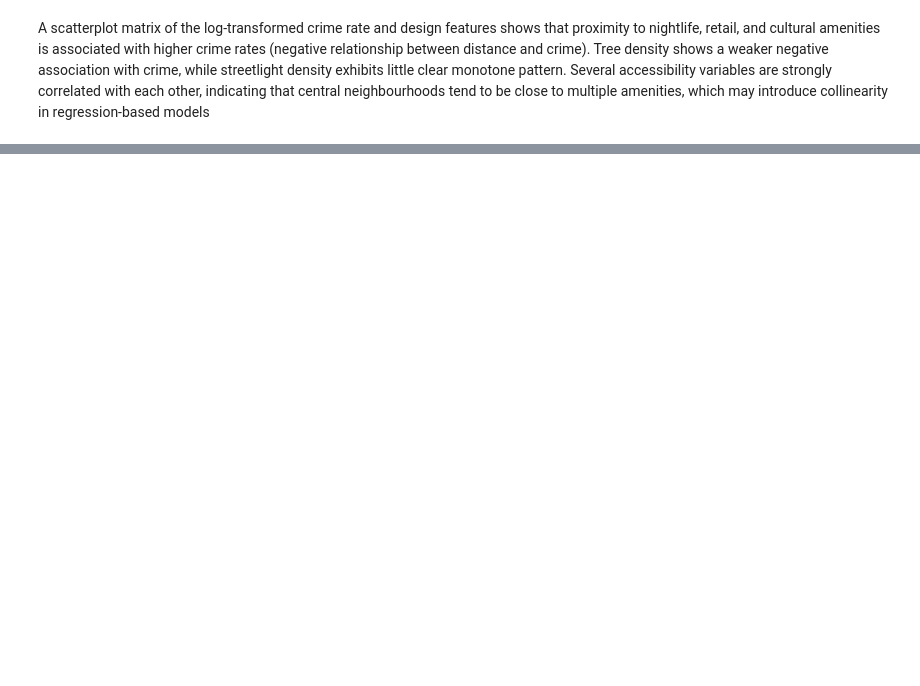
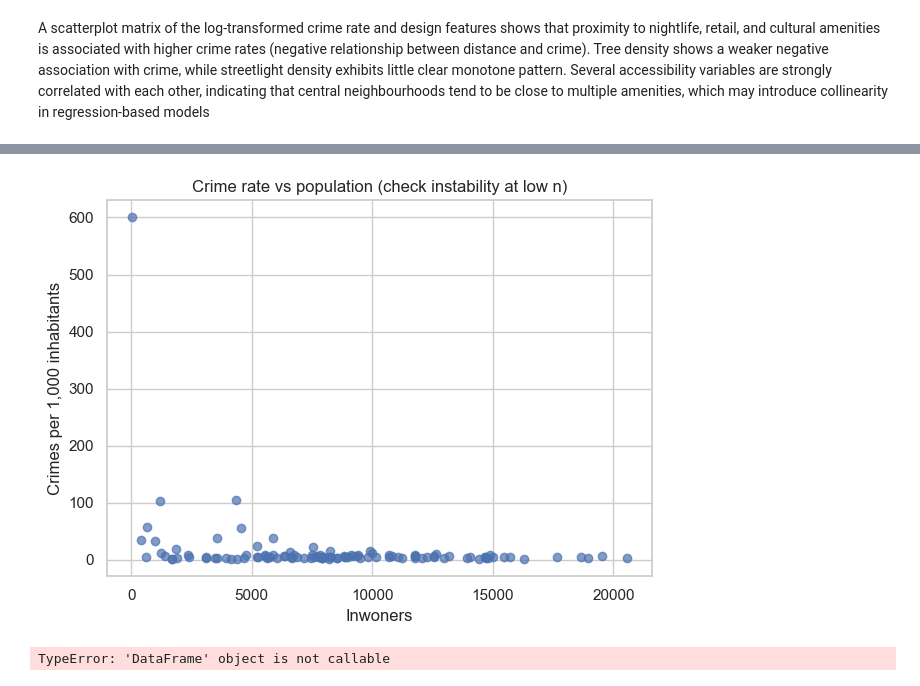
Before and after one commit to YoranB/Spatial-data-science, a Jupyter notebook: Creating final data table.ipynb, the cells around one changed output, grey strips where cells are left out. Cells and saved outputs as stored; diff of their text form; code cells hidden in the pictures; blank space fills up the shorter version.

```diff
--- a/Creating final data table.ipynb
+++ b/Creating final data table.ipynb
@@ -773,0 +744,41 @@ plt.show()
+# %%
+#inwoners zorgde voor outliers, small populations neighbourhoods caused huge ratios: so i searched what treshold would make sense;
+
+plt.figure()
+plt.scatter(total_final_df["inwoners"], total_final_df["Misdrijven_per_1000_inwoners"], alpha=0.7)
+plt.xlabel("Inwoners")
+plt.ylabel("Crimes per 1,000 inhabitants")
+plt.title("Crime rate vs population (check instability at low n)")
+plt.tight_layout()
+plt.show()
+#dit moet in report
+#je ziet hier inderdaad dat de enorm hoge crime rates bij hele lage inwoners zitten, maar dat dit er eigenlijk maar 1 is,
+#als je de treshold (dus zegt nemen alleen populaties >500 mee) hoog maakt verlies je eigenlijk data, maar het voegt niks toe want
+#die grote outlier zit al bij 35 inwoners. Daarnaast blijft er wel een hoge tail in zitten maar niet persee bij hele lage inwoners,
+#dus de rest compenseer je met log transform, want de andere outliers horen (bijv red light district) dus hoeft niet weg
+# %% [output]
+[figure, added]
+# %%
+#dus wat er in report
+
+threshold = 50
+
+X_cols = [
+    "Trees_per_km2",
+    "Lights_per_km2",
+    "mean_dist_nightlife",
+    "mean_dist_mobility",
+    "mean_dist_retail_daily",
+    "mean_dist_education_youth",
+    "mean_dist_culture_sport_public",
+    "mean_dist_emergency_health",
+]
+
+df_final_model = total_final_df[total_final_df["inwoners"] >= threshold].copy()
+df_final_model["crime_rate_log"] = np.log1p(df_model["Misdrijven_per_1000_inwoners"])
+
+df_final_model = df_final_model(subset=["crime_rate_log"] + X_cols).copy()
+
+df_model.shape
+# %% [output]
+TypeError: 'DataFrame' object is not callable
```
Also changed, not shown: parts of 12 cells of this notebook, 5 other files.
